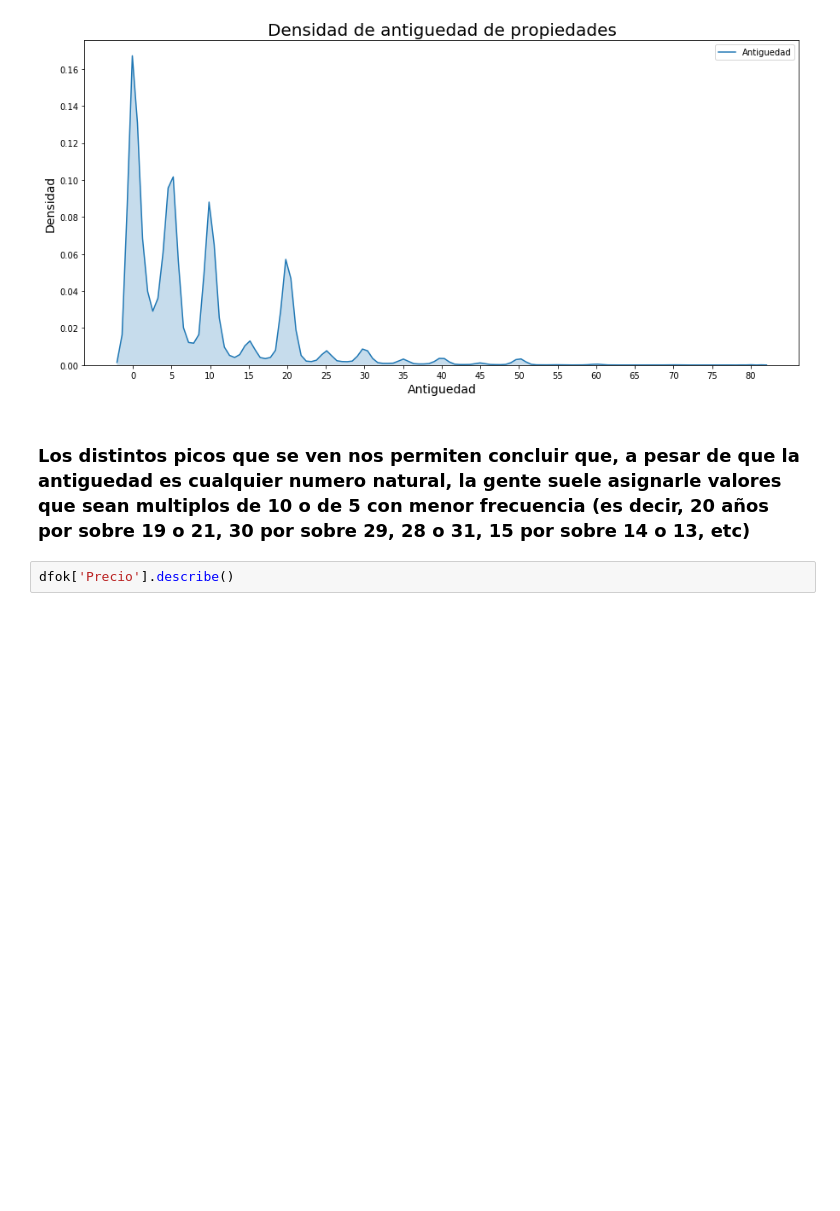
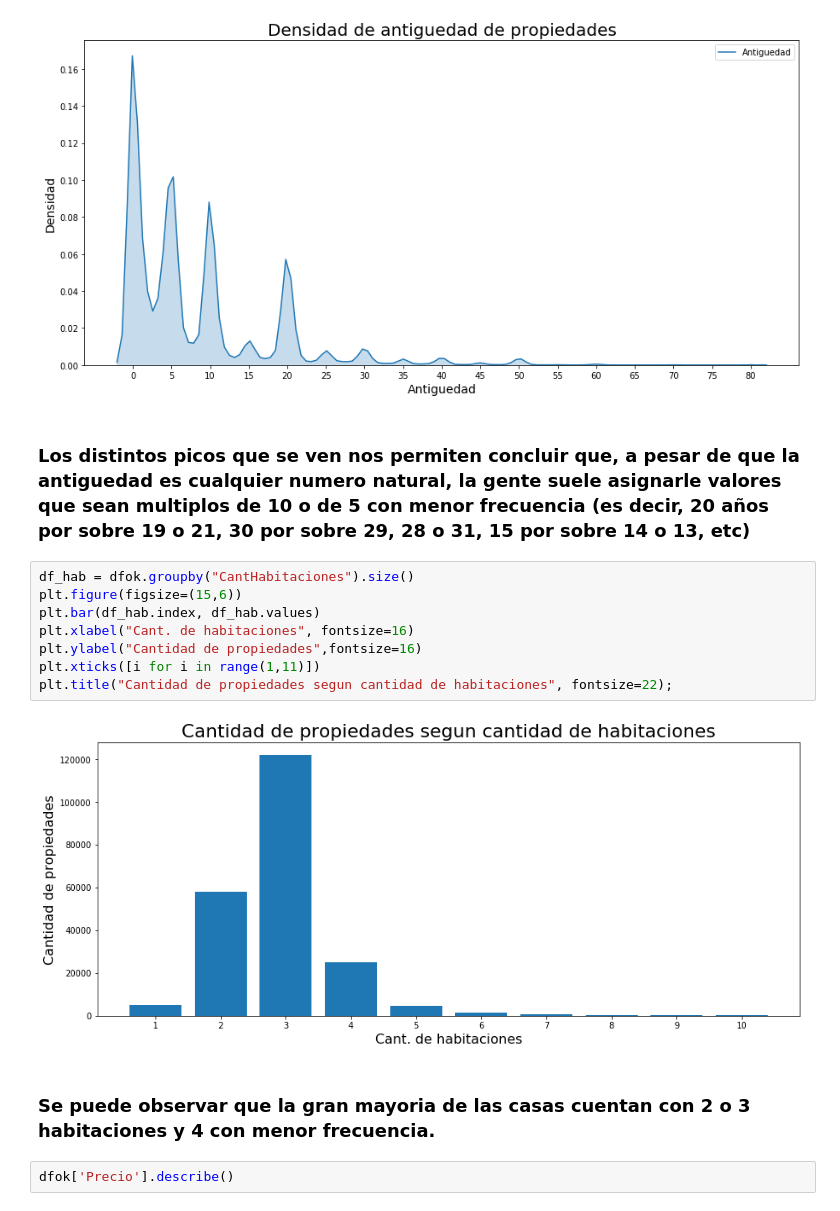
Before and after one commit to komod0/TPs-Org.Datos, a Jupyter notebook: tp1/Analisis de propiedades.ipynb, the cells around one changed output. Cells and saved outputs as stored; diff of their text form; blank space fills up the shorter version.

Commit message:
Grafico de propiedades segun cant de habitaciones

```diff
--- a/tp1/Analisis de propiedades.ipynb
+++ b/tp1/Analisis de propiedades.ipynb
@@ -305,6 +305,18 @@ plt.title("Densidad de antiguedad de propiedades", fontsize=20);
 [figure]
 # %% [markdown]
 ### Los distintos picos que se ven nos permiten concluir que, a pesar de que la antiguedad es cualquier numero natural, la gente suele asignarle valores que sean multiplos de 10 o de 5 con menor frecuencia (es decir, 20 años por sobre 19 o 21, 30 por sobre 29, 28 o 31, 15 por sobre 14 o 13, etc)
+# %%
+df_hab = dfok.groupby("CantHabitaciones").size()
+plt.figure(figsize=(15,6))
+plt.bar(df_hab.index, df_hab.values)
+plt.xlabel("Cant. de habitaciones", fontsize=16)
+plt.ylabel("Cantidad de propiedades",fontsize=16)
+plt.xticks([i for i in range(1,11)])
+plt.title("Cantidad de propiedades segun cantidad de habitaciones", fontsize=22);
+# %% [output]
+[figure, added]
+# %% [markdown]
+### Se puede observar que la  gran mayoria de las casas cuentan con 2 o 3 habitaciones y 4 con menor frecuencia.
 # %%
 dfok['Precio'].describe()
 # %% [output]
```
Also changed, not shown: parts of 1 cell of this notebook.
